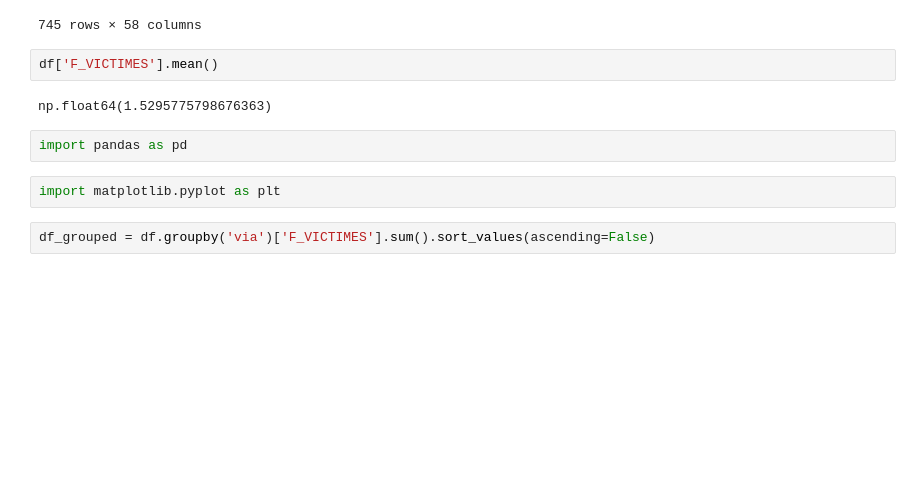
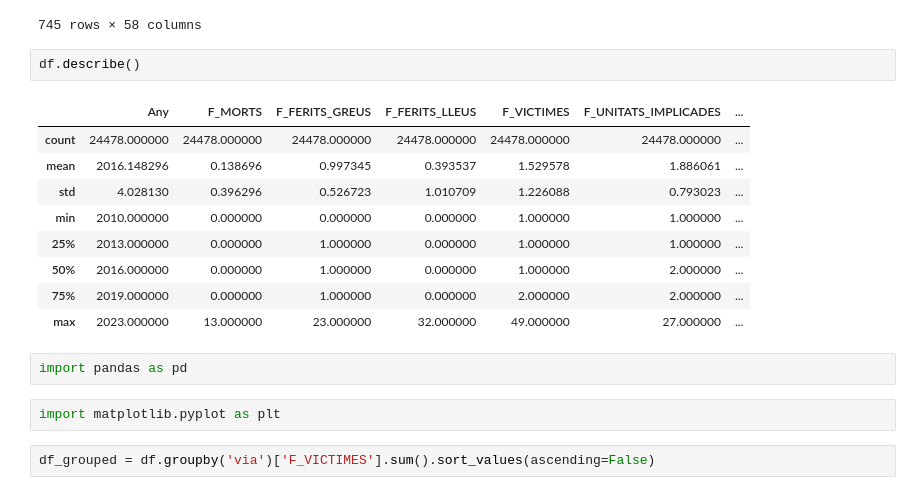
Before and after one commit to SeergiCureero/Proyecto-Analitica-Descriptiva, a Jupyter notebook: main.ipynb, the cells around one changed output. Saved outputs shown, nothing was run; the diff lists cells and outputs as text; blank space fills up the shorter version.

```diff
--- a/main.ipynb
+++ b/main.ipynb
@@ -22,10 +22,18 @@ df[(df['nomCom']=='Vallès Oriental') & (df['zona']=='Carretera')]
 | 24474 | 2023 | Carretera | 10/03/2023 | BV-5001 | 11,4 | Sant Fost de Campsentelles | Vallès Oriental | Barcelona | 0 | 1 | ... |
 | 24475 | 2023 | Carretera | 12/11/2023 | C-17 | 16,5 | Parets del Vallès | Vallès Oriental | Barcelona | 0 | 1 | ... |
 745 rows × 58 columns
-# %%
-df['F_VICTIMES'].mean()
-# %% [output]
-np.float64(1.5295775798676363)
+# %%
+df.describe()
+# %% [output]
+|  | Any | F_MORTS | F_FERITS_GREUS | F_FERITS_LLEUS | F_VICTIMES | F_UNITATS_IMPLICADES | ... |
+| count | 24478.000000 | 24478.000000 | 24478.000000 | 24478.000000 | 24478.000000 | 24478.000000 | ... |
+| mean | 2016.148296 | 0.138696 | 0.997345 | 0.393537 | 1.529578 | 1.886061 | ... |
+| std | 4.028130 | 0.396296 | 0.526723 | 1.010709 | 1.226088 | 0.793023 | ... |
+| min | 2010.000000 | 0.000000 | 0.000000 | 0.000000 | 1.000000 | 1.000000 | ... |
+| 25% | 2013.000000 | 0.000000 | 1.000000 | 0.000000 | 1.000000 | 1.000000 | ... |
+| 50% | 2016.000000 | 0.000000 | 1.000000 | 0.000000 | 1.000000 | 2.000000 | ... |
+| 75% | 2019.000000 | 0.000000 | 1.000000 | 0.000000 | 2.000000 | 2.000000 | ... |
+| max | 2023.000000 | 13.000000 | 23.000000 | 32.000000 | 49.000000 | 27.000000 | ... |
 # %%
 import pandas as pd
 # %%
```
